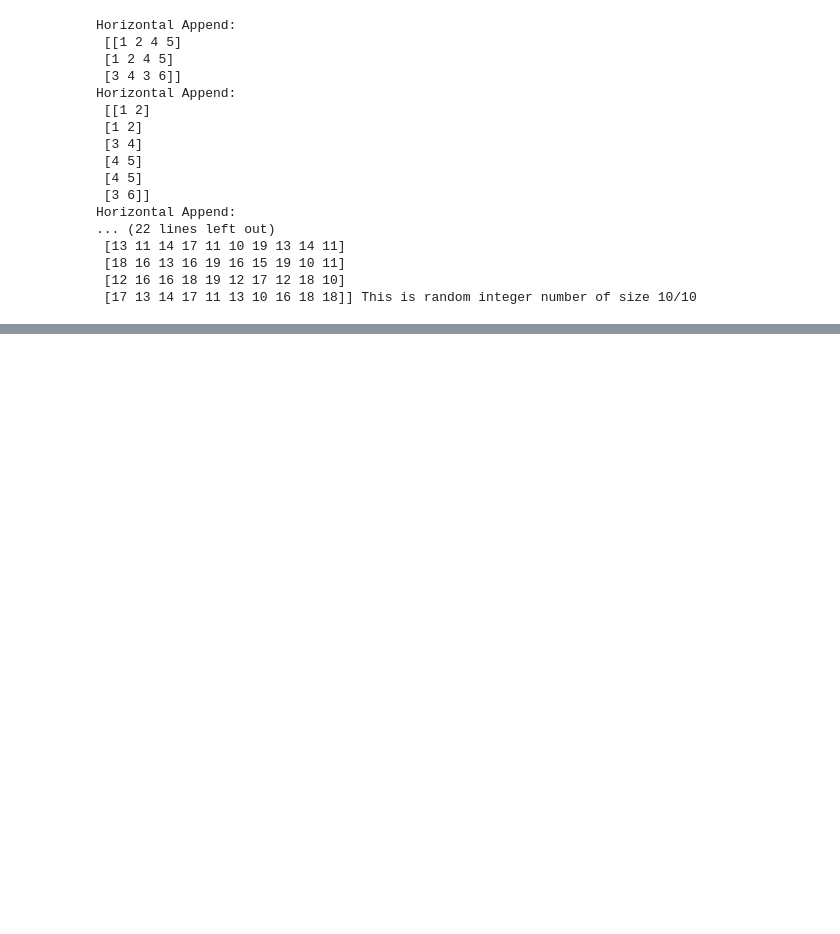
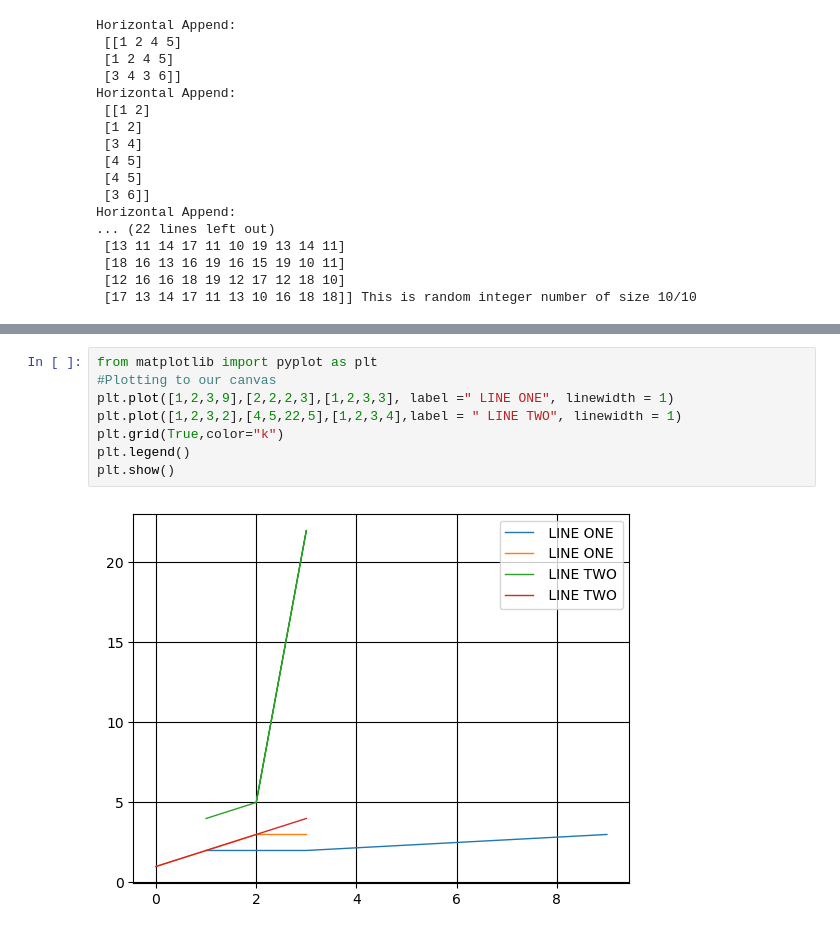
Before and after one commit to roit40/Practice, a Jupyter notebook: NUMPY .ipynb, the cells around one changed output, grey strips where cells are left out. Cells and saved outputs as stored; diff of their text form; blank space fills up the shorter version.

```diff
--- a/NUMPY .ipynb
+++ b/NUMPY .ipynb
@@ -153,3 +159,13 @@ print(a*b)
 [[-19]
  [  2]
  [-41]]
+# %%
+from matplotlib import pyplot as plt
+#Plotting to our canvas
+plt.plot([1,2,3,9],[2,2,2,3],[1,2,3,3], label =" LINE ONE", linewidth = 1)
+plt.plot([1,2,3,2],[4,5,22,5],[1,2,3,4],label = " LINE TWO", linewidth = 1)
+plt.grid(True,color="k")
+plt.legend()
+plt.show()
+# %% [output]
+[figure, added]
```
Also changed, not shown: parts of 5 cells of this notebook.
